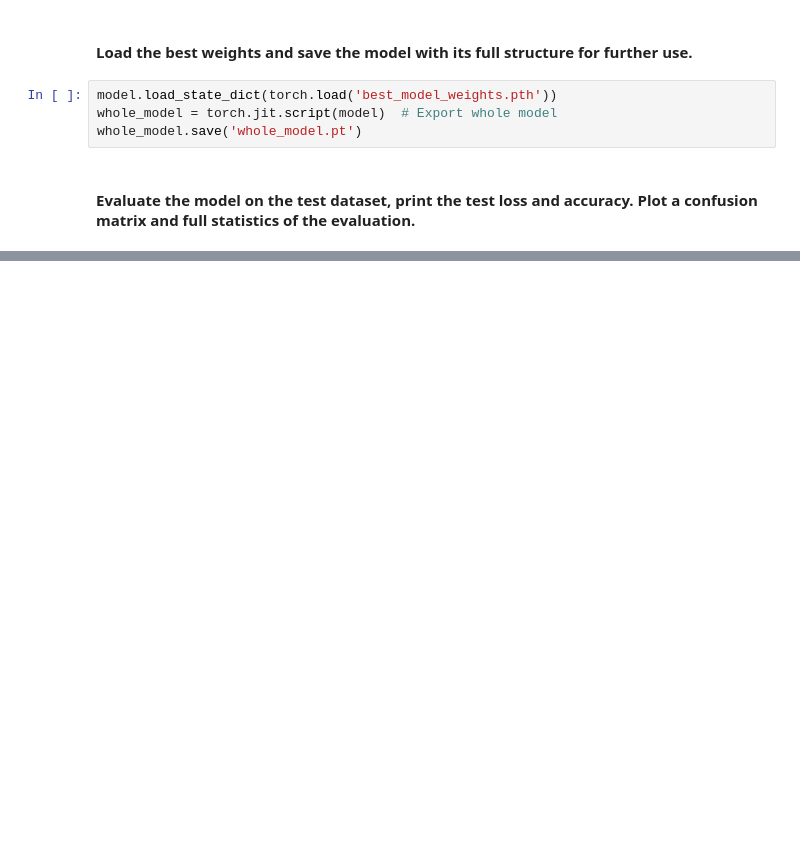
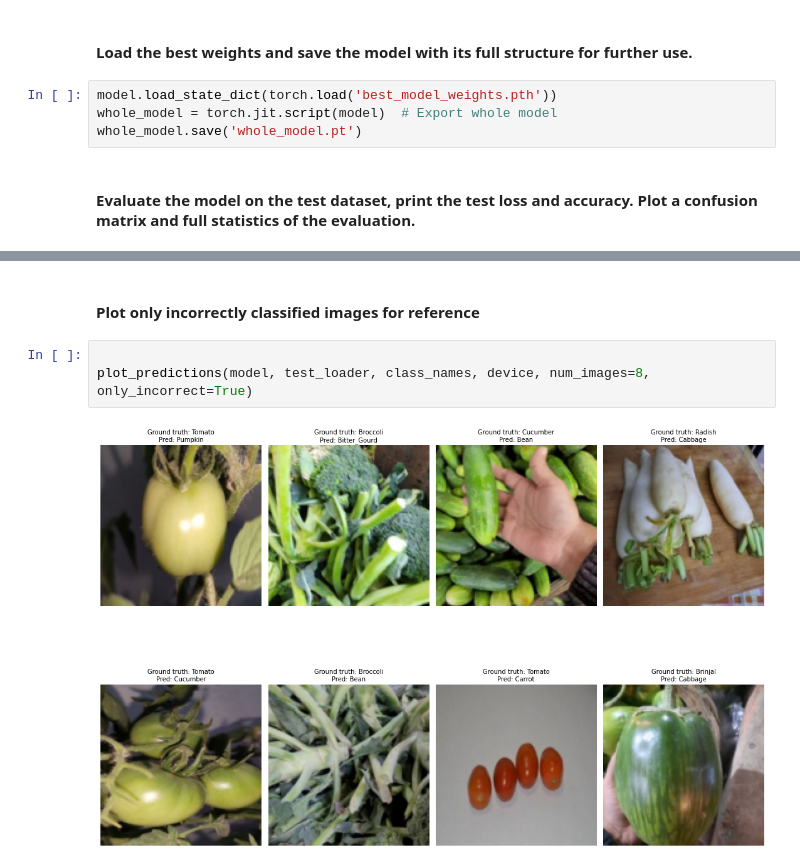
Before and after one commit to Kaktusowy500/vege-classifier, a Jupyter notebook: vegetable_clasification.ipynb, the cells around one changed output, grey strips where cells are left out. Drawn from its saved outputs; the diff is of its cells as text; blank space fills up the shorter version.

```diff
--- a/vegetable_clasification.ipynb
+++ b/vegetable_clasification.ipynb
@@ -336,0 +341,8 @@ plot_predictions(model, test_loader, train_dataset.classes, device, 16)
+# %% [markdown]
+
+#### Plot only incorrectly classified images for reference
+# %%
+
+plot_predictions(model, test_loader, class_names, device, num_images=8, only_incorrect=True)
+# %% [output]
+[figure, added]
```
Also changed, not shown: parts of 6 cells of this notebook.
